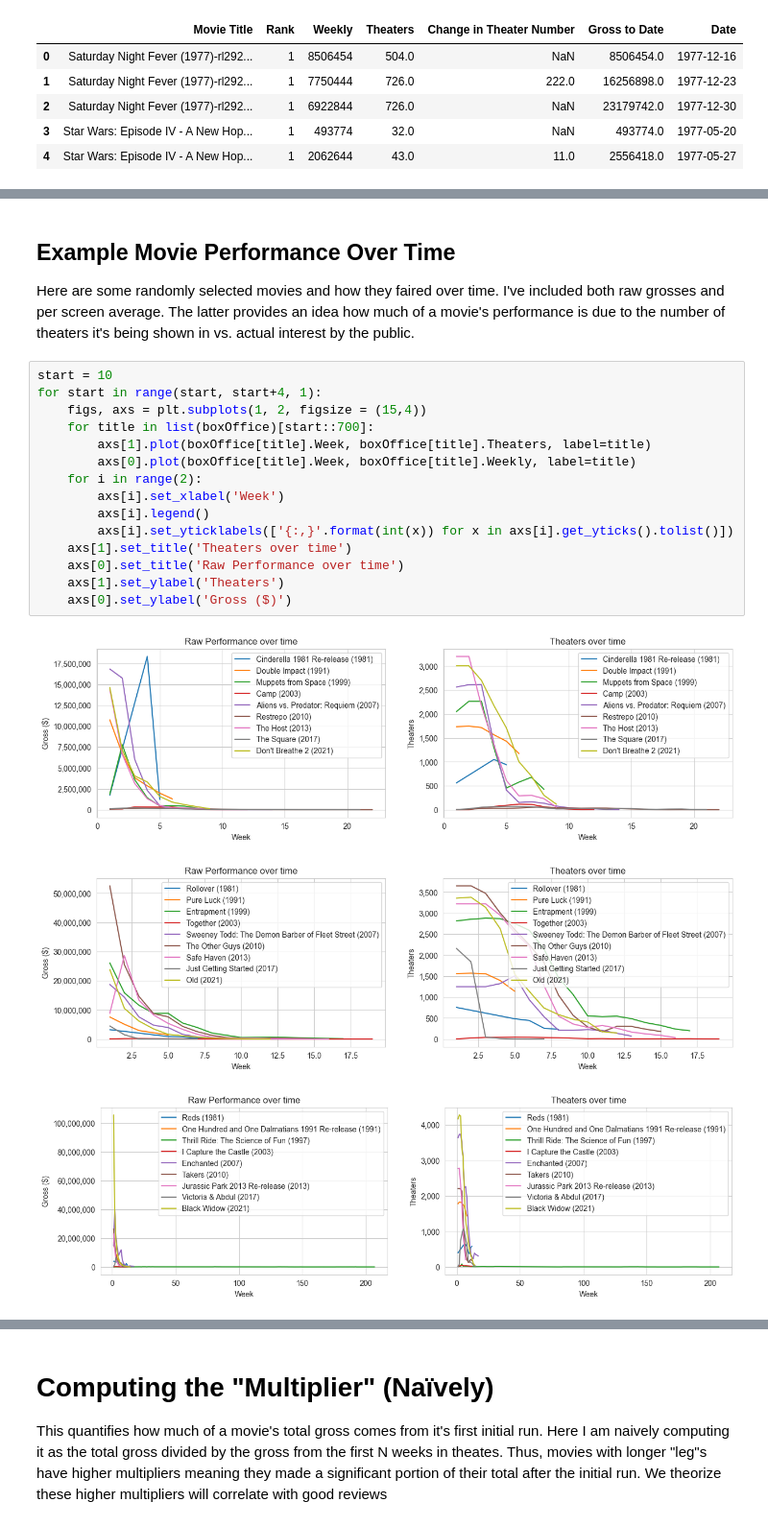
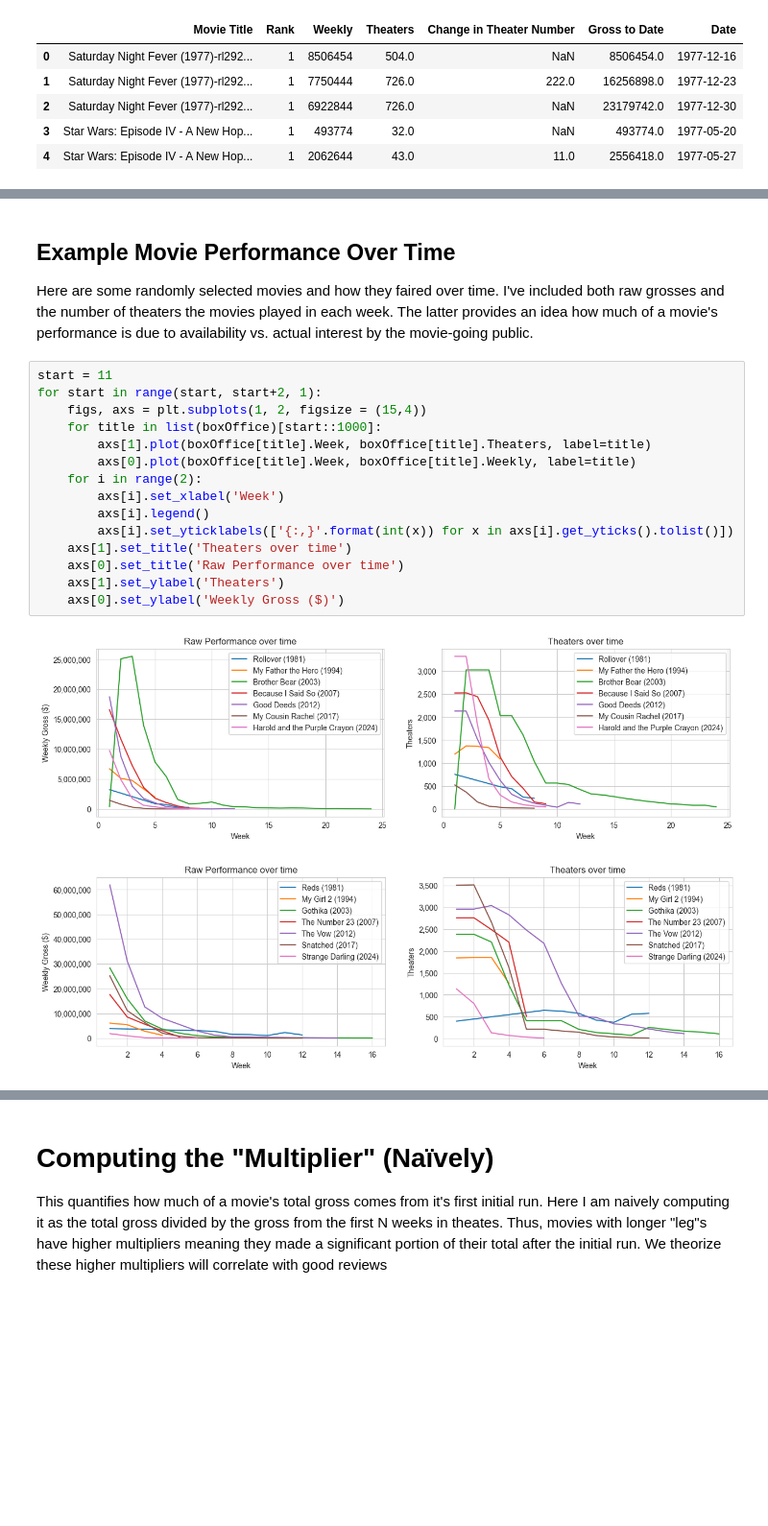
Before and after one commit to wampler77/ReelMetrics, a Jupyter notebook: ExploringNewBoxOfficeAndReview.ipynb, the cells around one changed output, grey strips where cells are left out. Shown at 96% size. Drawn from its saved outputs; the diff is of its cells as text; blank space fills up the shorter version.

```diff
--- a/ExploringNewBoxOfficeAndReview.ipynb
+++ b/ExploringNewBoxOfficeAndReview.ipynb
@@ -73,22 +69,21 @@ Movies with inaccurate week numbers: 0
 # %% [markdown]
 ## Example Movie Performance Over Time
-Here are some randomly selected movies and how they faired over time. I've included both raw grosses and per screen average. The latter provides an idea how much of a movie's performance is due to the number of theaters it's being shown in vs. actual interest by the public.
+Here are some randomly selected movies and how they faired over time. I've included both raw grosses and the number of theaters the movies played in each week. The latter provides an idea how much of a movie's performance is due to availability vs. actual interest by the movie-going public.
 # %%
-start = 10
-for start in range(start, start+4, 1):
+start = 11
+for start in range(start, start+2, 1):
     figs, axs = plt.subplots(1, 2, figsize = (15,4))
-    for title in list(boxOffice)[start::700]:
+    for title in list(boxOffice)[start::1000]:
         axs[1].plot(boxOffice[title].Week, boxOffice[title].Theaters, label=title)
         axs[0].plot(boxOffice[title].Week, boxOffice[title].Weekly, label=title)
     for i in range(2):
         axs[i].set_xlabel('Week')
         axs[i].legend()
         axs[i].set_yticklabels(['{:,}'.format(int(x)) for x in axs[i].get_yticks().tolist()])
     axs[1].set_title('Theaters over time')
     axs[0].set_title('Raw Performance over time')
     axs[1].set_ylabel('Theaters')
-    axs[0].set_ylabel('Gross ($)')
+    axs[0].set_ylabel('Weekly Gross ($)')
 # %% [output]
-[figure, old version]
+[figure, new version]
-[figure, old version]
+[figure, new version]
-[figure, removed]
```
Also changed, not shown: parts of 14 cells of this notebook, 1 other file.
